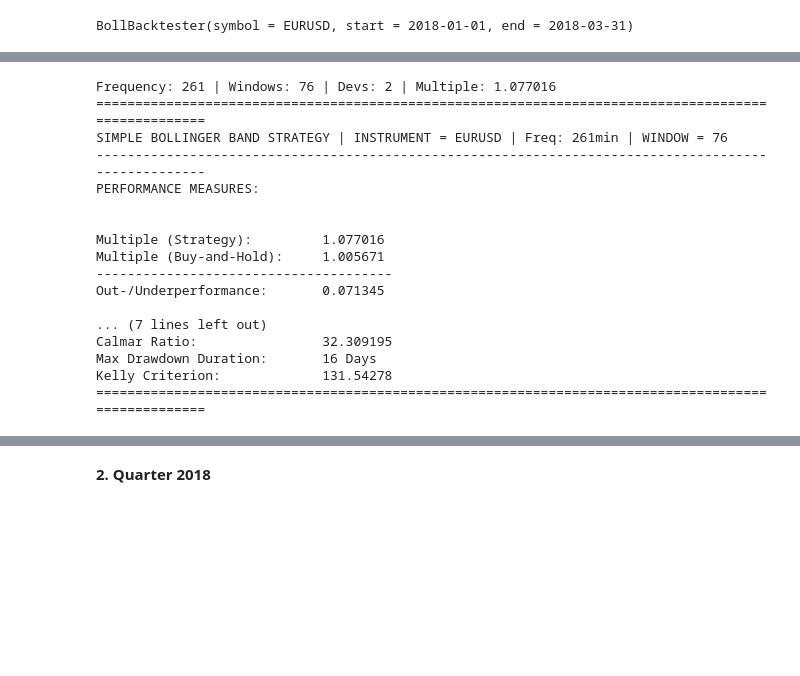
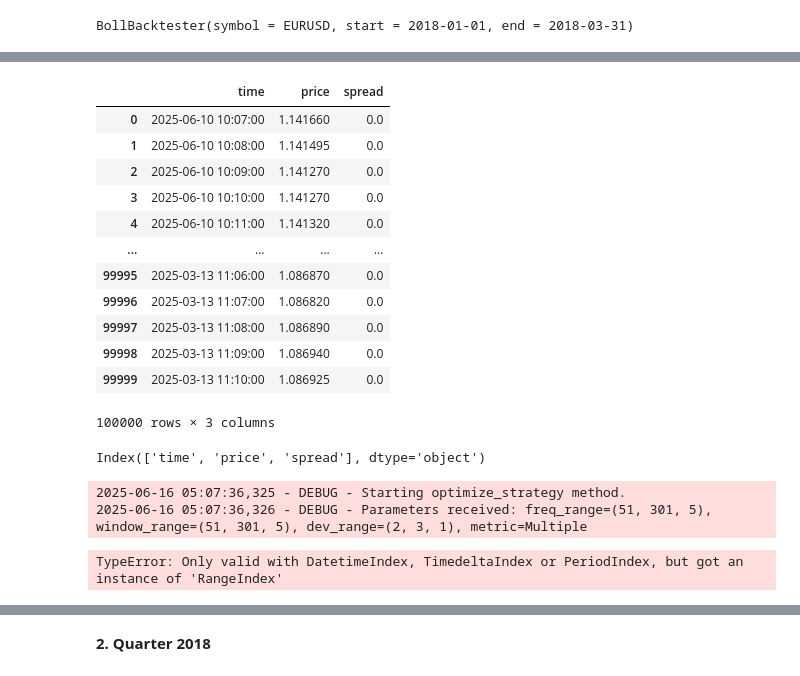
Before and after one commit to Basilogast/trading, a Jupyter notebook: MyCode/BollBacktest/BollBacktest.ipynb, the cells around one changed output, grey strips where cells are left out. Cells and saved outputs as stored; diff of their text form; code cells hidden in the pictures; blank space fills up the shorter version.

```diff
--- a/MyCode/BollBacktest/BollBacktest.ipynb
+++ b/MyCode/BollBacktest/BollBacktest.ipynb
@@ -5,7 +5,7 @@ sys.path.append(r"E:\work\IT\trading\MyCode\BollBacktester.py")  # Add the direc
 
 from BollBacktester import BollBacktester  # Import the class
 # %%
-filepath = "one_minute.csv"
+filepath = "./data/one_minute.csv"  # Updated to correct relative path
 symbol = "EURUSD"
 
 start1 = "2018-01-01"
@@ -30,22 +92,28 @@ BollBacktester(symbol = EURUSD, start = 2018-01-01, end = 2018-03-31)
+# %%
+tester.data
+# %% [output]
+|  | time | price | spread |
+| 0 | 2025-06-10 10:07:00 | 1.141660 | 0.0 |
+| 1 | 2025-06-10 10:08:00 | 1.141495 | 0.0 |
+| 2 | 2025-06-10 10:09:00 | 1.141270 | 0.0 |
+| 3 | 2025-06-10 10:10:00 | 1.141270 | 0.0 |
+| 4 | 2025-06-10 10:11:00 | 1.141320 | 0.0 |
+| ... | ... | ... | ... |
+| 99995 | 2025-03-13 11:06:00 | 1.086870 | 0.0 |
+| 99996 | 2025-03-13 11:07:00 | 1.086820 | 0.0 |
+| 99997 | 2025-03-13 11:08:00 | 1.086890 | 0.0 |
+| 99998 | 2025-03-13 11:09:00 | 1.086940 | 0.0 |
+| 99999 | 2025-03-13 11:10:00 | 1.086925 | 0.0 |
+100000 rows × 3 columns
+# %%
+tester.data.columns
+# %% [output]
+Index(['time', 'price', 'spread'], dtype='object')
 # %%
-tester.optimize_strategy((51, 301, 5), (51, 301, 5), (2, 3, 1), metric = "Multiple") # keep dev constant (2)
+tester.optimize_strategy((51, 301, 5), (51,301, 5), (2, 3, 1), metric = "Multiple") # keep dev constant (2)
 # %% [output]
-Frequency: 261 | Windows: 76 | Devs: 2 | Multiple: 1.077016
-====================================================================================================
-SIMPLE BOLLINGER BAND STRATEGY | INSTRUMENT = EURUSD | Freq: 261min | WINDOW = 76
-----------------------------------------------------------------------------------------------------
-PERFORMANCE MEASURES:
-
-
-Multiple (Strategy):         1.077016
-Multiple (Buy-and-Hold):     1.005671
---------------------------------------
-Out-/Underperformance:       0.071345
-
-... (7 lines left out)
-Calmar Ratio:                32.309195
-Max Drawdown Duration:       16 Days
-Kelly Criterion:             131.54278
-====================================================================================================
+2025-06-16 05:07:36,325 - DEBUG - Starting optimize_strategy method.
+2025-06-16 05:07:36,326 - DEBUG - Parameters received: freq_range=(51, 301, 5), window_range=(51, 301, 5), dev_range=(2, 3, 1), metric=Multiple
+TypeError: Only valid with DatetimeIndex, TimedeltaIndex or PeriodIndex, but got an instance of 'RangeIndex'
 # %%
 tester.visualize_many()
```
Also changed, not shown: parts of 39 cells of this notebook, 5 other files.
